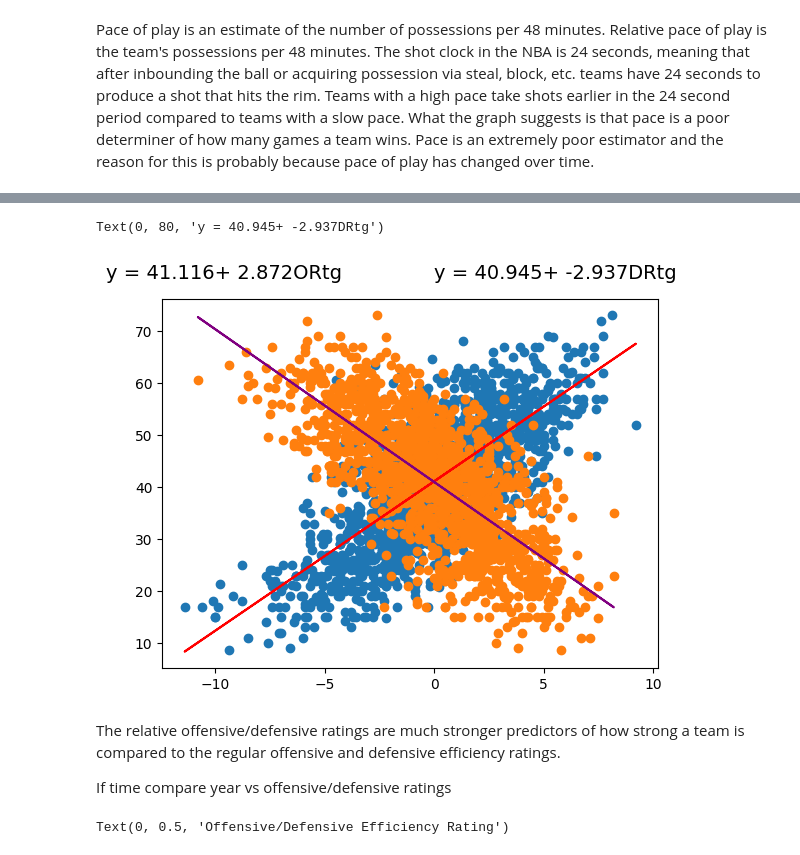
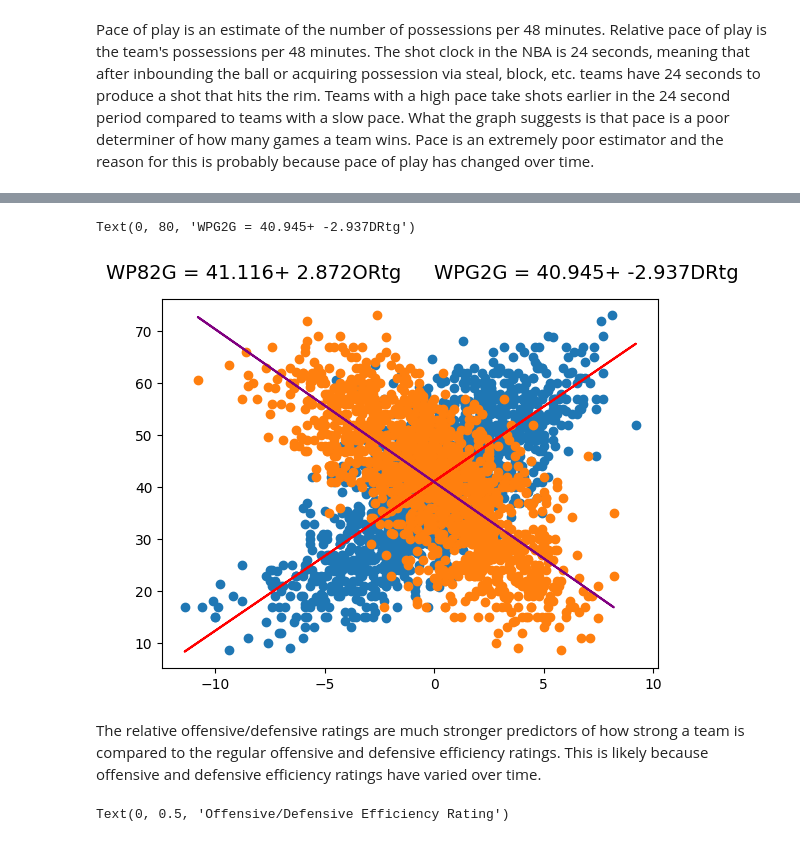
Before and after one commit to ofiore/BasketBall-Reference-Project, a Jupyter notebook: Code.ipynb, the cells around one changed output, grey strips where cells are left out. Cells and saved outputs as stored; diff of their text form; code cells hidden in the pictures.

```diff
--- a/Code.ipynb
+++ b/Code.ipynb
@@ -171,22 +224,20 @@ Defensive efficiency appears to be slightly better at predicting wins compared t
 # %%
 x1 = np.array(df["Rel_ORtg"])
 x2 = np.array(df["Rel_DRtg"])
 y = np.array(df["WP82G"])
 plt.scatter(x1, y)
 plt.scatter(x2, y)
 m1, b1 = np.polyfit(x1, y, 1)
 m2, b2 = np.polyfit(x2, y, 1)
 plt.plot(x1, m1*x1 + b1, color = 'red', linestyle = '-')
 plt.plot(x2, m2*x2 + b2, color = 'purple', linestyle = '-')
-plt.text(-15, 80, "y = " + "{:.3f}".format(b1) + "+ {:.3f}".format(m1) + "ORtg", size = 14)
-plt.text(0, 80, "y = " + "{:.3f}".format(b2) + "+ {:.3f}".format(m2) + "DRtg", size = 14)
+plt.text(-15, 80, "WP82G = " + "{:.3f}".format(b1) + "+ {:.3f}".format(m1) + "ORtg", size = 14)
+plt.text(0, 80, "WPG2G = " + "{:.3f}".format(b2) + "+ {:.3f}".format(m2) + "DRtg", size = 14)
 # %% [output]
-Text(0, 80, 'y = 40.945+ -2.937DRtg')
+Text(0, 80, 'WPG2G = 40.945+ -2.937DRtg')
-[figure, old version]
+[figure, new version]
 # %% [markdown]
-The relative offensive/defensive ratings are much stronger predictors of how strong a team is compared to the regular offensive and defensive efficiency ratings.
-
-If time compare year vs offensive/defensive ratings
+The relative offensive/defensive ratings are much stronger predictors of how strong a team is compared to the regular offensive and defensive efficiency ratings.  This is likely because offensive and defensive efficiency ratings have varied over time.
 # %%
 x = np.array(df["Pace"])
 y1 = np.array(df["DRtg"])
```
Also changed, not shown: parts of 26 cells of this notebook.
